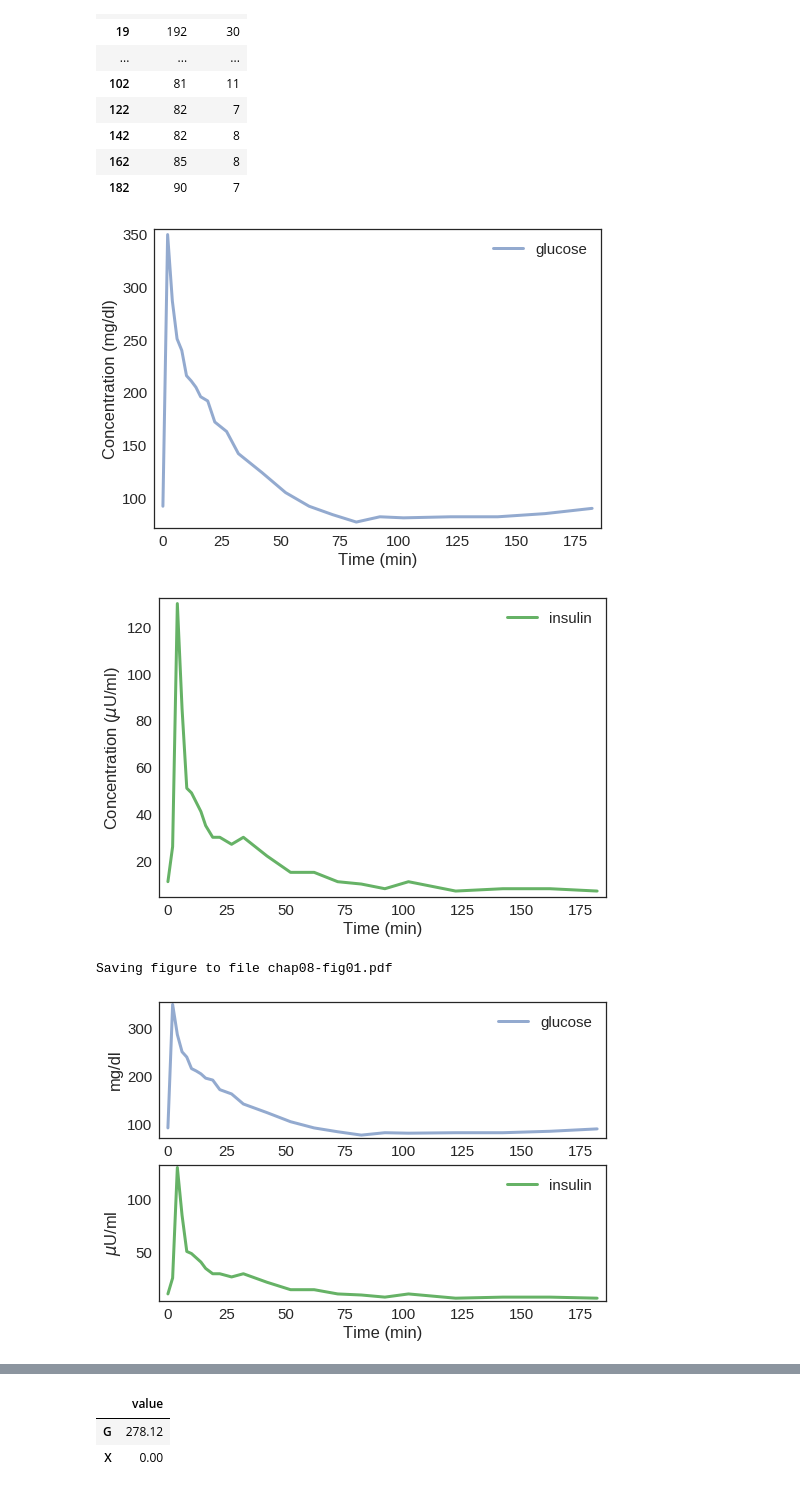
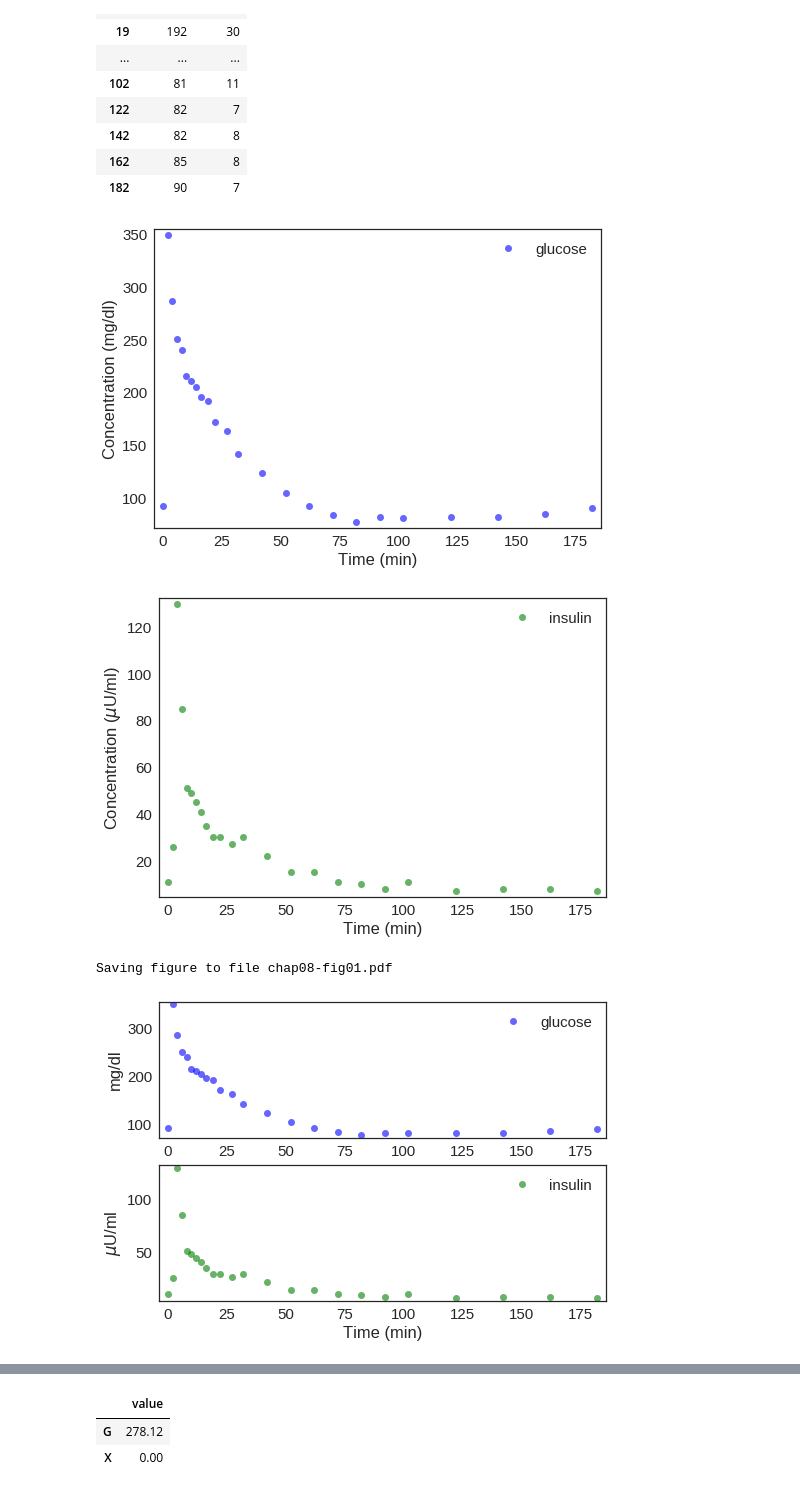
Before and after one commit to AllenDowney/ModSimPy, a Jupyter notebook: code/chap08soln.ipynb, the cells around one changed output, grey strips where cells are left out. Saved outputs shown, nothing was run; the diff lists cells and outputs as text; code cells hidden in the pictures.

```diff
--- a/code/chap08soln.ipynb
+++ b/code/chap08soln.ipynb
@@ -48,28 +48,28 @@ df
 | 162 | 85 | 8 |
 | 182 | 90 | 7 |
 # %%
-plot(df.glucose, label='glucose')
+plot(df.glucose, 'bo', label='glucose')
 decorate(xlabel='Time (min)',
          ylabel='Concentration (mg/dl)')
 # %% [output]
-[figure, old version]
+[figure, new version]
 # %%
-plot(df.insulin, color='green', label='insulin')
+plot(df.insulin, 'go', label='insulin')
 decorate(xlabel='Time (min)',
          ylabel='Concentration ($\mu$U/ml)')
 # %% [output]
-[figure, old version]
+[figure, new version]
 # %%
-plt.subplot(2, 1, 1)
-plot(df.glucose, label='glucose')
+subplot(2, 1, 1)
+plot(df.glucose, 'bo', label='glucose')
 decorate(ylabel='mg/dl')
 
-plt.subplot(2, 1, 2)
-plot(df.insulin, color='green', label='insulin')
+subplot(2, 1, 2)
+plot(df.insulin, 'go', label='insulin')
 decorate(xlabel='Time (min)',
          ylabel='$\mu$U/ml')
 
 savefig('chap08-fig01.pdf')
 # %% [output]
 Saving figure to file chap08-fig01.pdf
-[figure, old version]
+[figure, new version]
```
Also changed, not shown: parts of 61 cells of this notebook.
